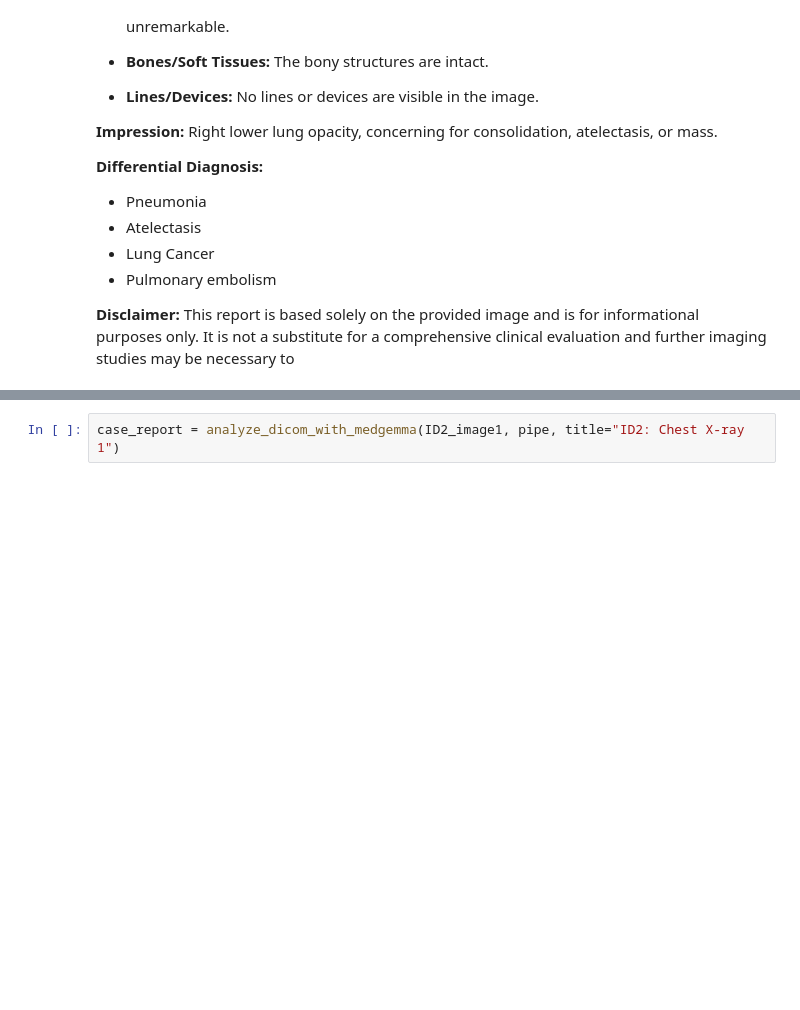
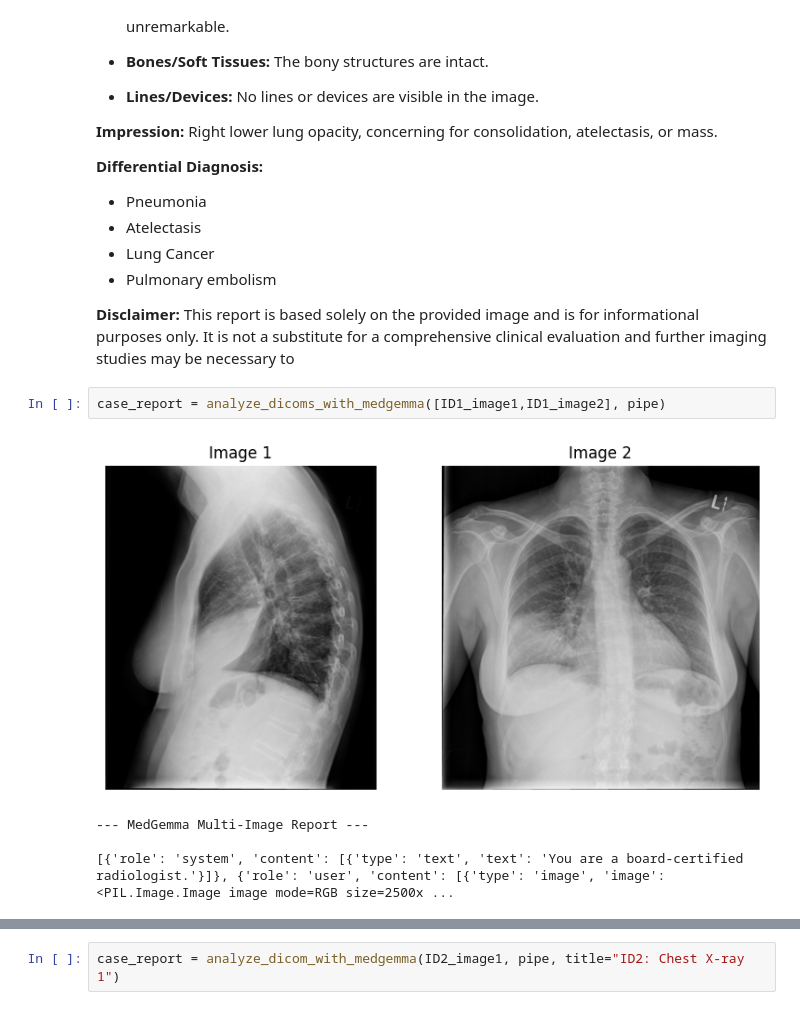
Before and after one commit to knamdar/IMPACT_Med_2025, a Jupyter notebook: code/MedGemma_Inference.ipynb, the cells around one changed output, grey strips where cells are left out. Cells and saved outputs as stored; diff of their text form; blank space fills up the shorter version.

Commit message:
added multiview inference

```diff
--- a/code/MedGemma_Inference.ipynb
+++ b/code/MedGemma_Inference.ipynb
@@ -415,3 +530,10 @@ Right lower lung opacity, concerning for consolidation, atelectasis, or mass.
 - Pulmonary embolism
 
 **Disclaimer:** This report is based solely on the provided image and is for informational purposes only. It is not a substitute for a comprehensive clinical evaluation and further imaging studies may be necessary to
+# %%
+case_report = analyze_dicoms_with_medgemma([ID1_image1,ID1_image2], pipe)
+# %% [output]
+[figure, added]
+--- MedGemma Multi-Image Report ---
+
+[{'role': 'system', 'content': [{'type': 'text', 'text': 'You are a board-certified radiologist.'}]}, {'role': 'user', 'content': [{'type': 'image', 'image': <PIL.Image.Image image mode=RGB size=2500x ...
```
Also changed, not shown: parts of 8 cells of this notebook, 1 other file.
